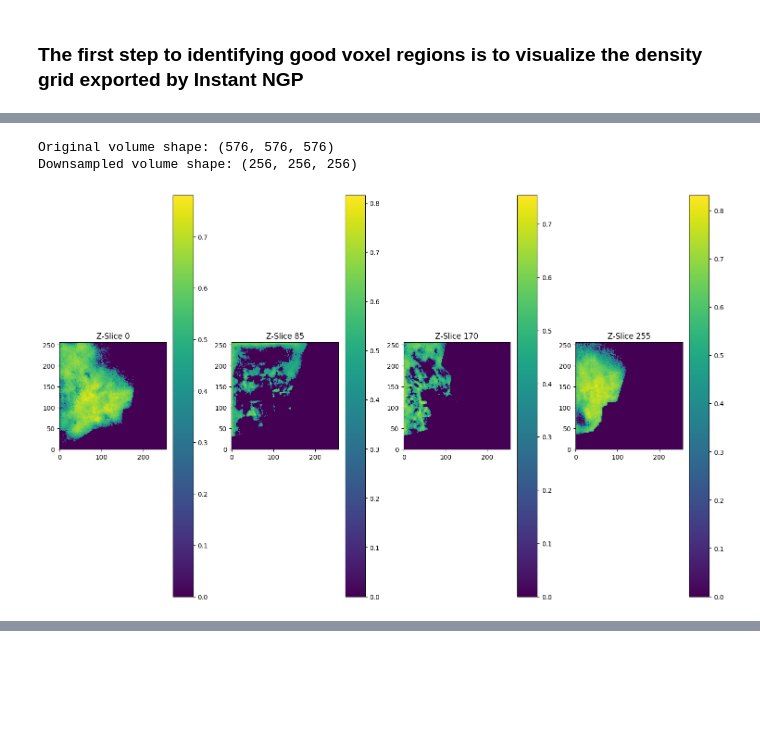
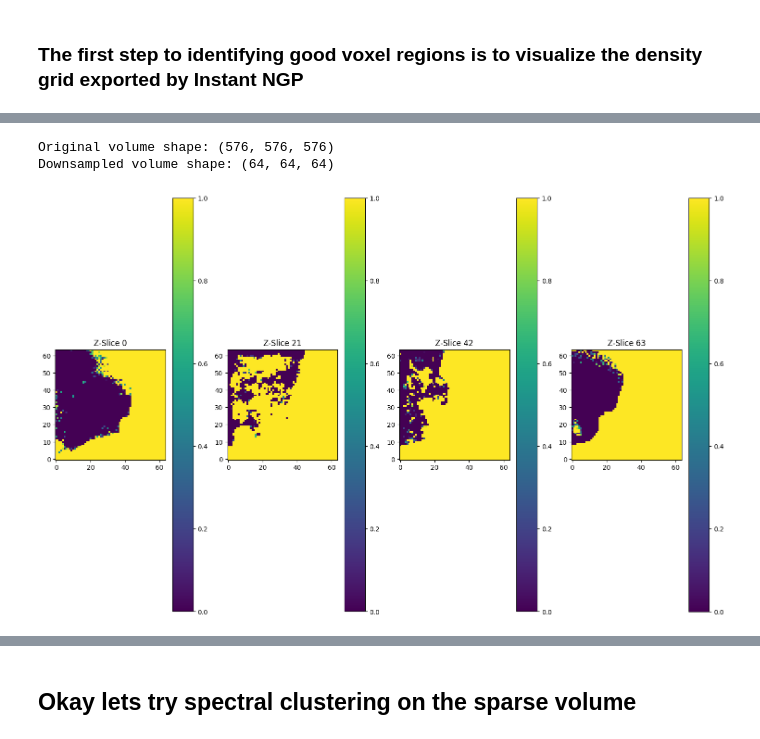
Before and after one commit to ModeratelyGreek/Graph-Theory-Final-Project, a Jupyter notebook: slices/project.ipynb, the cells around one changed output, grey strips where cells are left out. Saved outputs shown, nothing was run; the diff lists cells and outputs as text; code cells hidden in the pictures; blank space fills up the shorter version.

```diff
--- a/slices/project.ipynb
+++ b/slices/project.ipynb
@@ -202,15 +140,13 @@ def explore_volume(png_path, volume_resolution=256, slice_grid_size=32, threshol
 
     return volume, plotter
 # %%
-png_path = "C:/Users/m.tomadakis/Documents/Graph Theory Final Project/slices/chess.density_slices_576x576x576.png"  # Update this to your actual path
+png_path = "./chess.density_slices_576x576x576.png"
 
-# Load and visualize the volume
-# Adjust these parameters based on your specific PNG setup
 volume, plotter = explore_volume(
     png_path=png_path,
-    volume_resolution=576,  # The resolution of your volume (256x256x256)
-    slice_grid_size=24,      # The grid size in the PNG (32x32 slices)
-    threshold=0.1,          # Minimum density value to display
-    invert=False            # Invert the densities for better visibility
+    volume_resolution=576,  # The resolution of the volume (256x256x256)
+    slice_grid_size=24,
+    threshold=0.9,          # Minimum density value to display
+    invert=True            # Invert the densities for better visibility
 )
 # %% [output]
@@ -228,26 +166,19 @@ Widget(value='<iframe src="http://localhost:60476/index.html?ui=P_0x21a0a769be0_
 # %%
 from scipy.ndimage import zoom
 
-# Define the desired resolution
-desired_resolution = 256
+desired_resolution = 64
 
-# Calculate the zoom factors for each dimension
-zoom_factors = (desired_resolution / volume.shape[0],
-                desired_resolution / volume.shape[1],
-                desired_resolution / volume.shape[2])
-
-# Downsample the volume using zoom
+zoom_factors = (desired_resolution / volume.shape[0], desired_resolution / volume.shape[1], desired_resolution / volume.shape[2])
 downsampled_volume = zoom(volume, zoom_factors, order=1)  # order=1 for linear interpolation
 
 print(f"Original volume shape: {volume.shape}")
 print(f"Downsampled volume shape: {downsampled_volume.shape}")
 
-# Visualize the downsampled volume
 visualize_volume_slices(downsampled_volume, num_slices=4, figsize=(15, 10))
 
 plotter = visualize_volume_3d(downsampled_volume, opacity_mapping='linear')
 plotter.show()
 # %% [output]
 Original volume shape: (576, 576, 576)
-Downsampled volume shape: (256, 256, 256)
+Downsampled volume shape: (64, 64, 64)
-[figure, old version]
+[figure, new version]
@@ -255 +186,3 @@ Widget(value='<iframe src="http://localhost:60476/index.html?ui=P_0x21d36a0bc50_
+# %% [markdown]
+## Okay lets try spectral clustering on the sparse volume
 # %%
```
Also changed, not shown: parts of 8 cells of this notebook.
